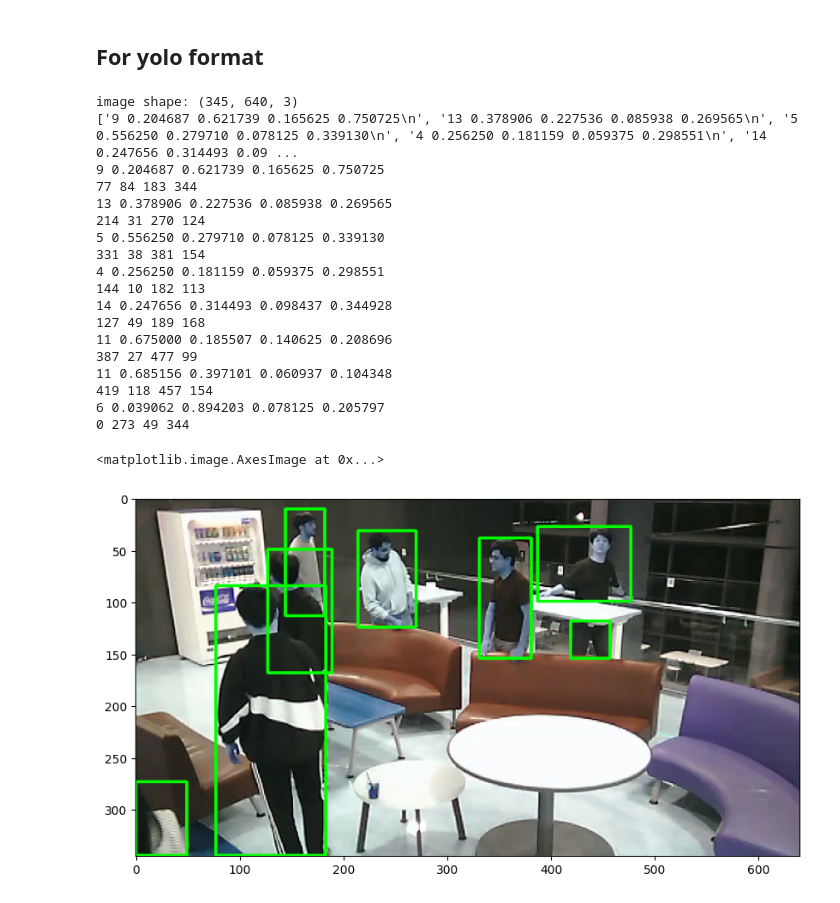
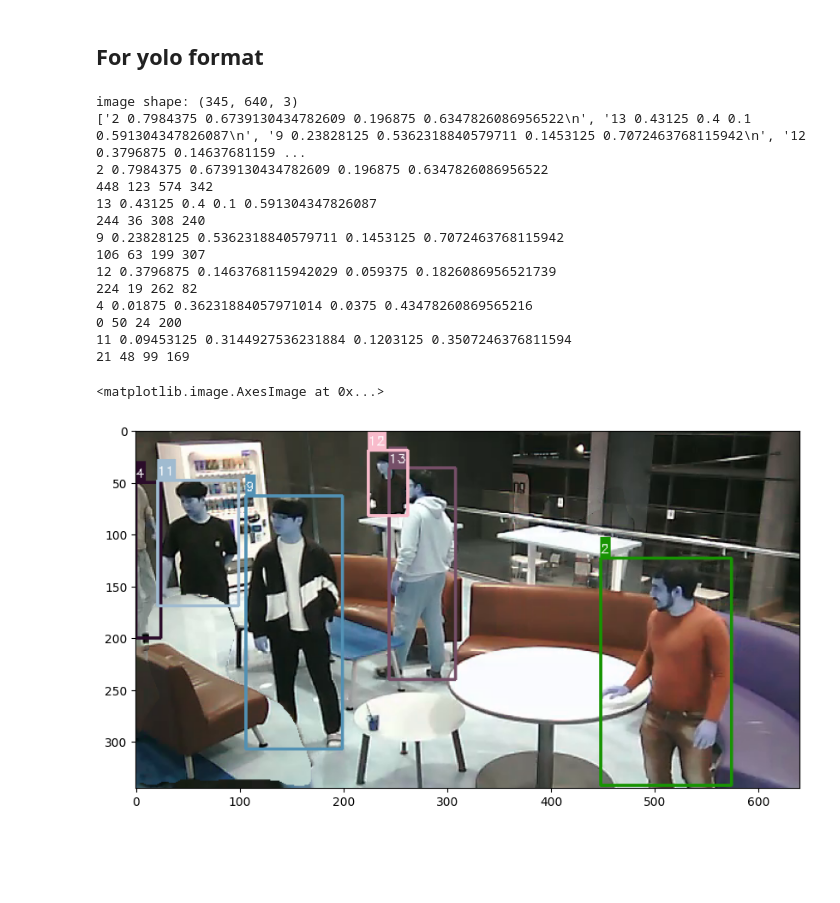
Before and after one commit to yunguks/24CV, a Jupyter notebook: final/check_data.ipynb, the cells around one changed output. Cells and saved outputs as stored; diff of their text form; code cells hidden in the pictures; blank space fills up the shorter version.

```diff
--- a/final/check_data.ipynb
+++ b/final/check_data.ipynb
@@ -2,3 +2,9 @@
 import cv2
 import matplotlib.pyplot as plt
 import os
+# %%
+import random
+print(random.choice(range(255)))
+color = [[random.choice(range(255))for _ in range(3)] for _ in range(15)]
+print(color)
+print(color[1][1])
@@ -11,7 +21,7 @@ with open("datasets/train.json", "r") as st_json:
     data = json.load(st_json)
 # %%
 imgs = data['images']
-number = 60
+number = 155
 file_name = imgs[number]['file_name']
 print(file_name)
 file_name = f'./datasets/{file_name}'
@@ -28,6 +38,7 @@ for a in anno:
 
 
 for a in anno_0:
+    id = a['category_id']
     bbox = a['bbox']
     x, y, w, h = bbox
 
@@ -35,7 +46,13 @@ for a in anno_0:
     y_end = y+h
 
     # bounding box 그리기
-    cv2.rectangle(image, (x, y), (x_end, y_end), (0, 255, 0), 2)  # (0, 255, 0)은 색상, 2는 선의 두께
+    cv2.rectangle(image, (x, y), (x_end, y_end), color[id], 2)
+
+    (w, h), _ = cv2.getTextSize(f"{id}", cv2.FONT_HERSHEY_SIMPLEX, 0.4, 1)
+
+    # Prints the text.
+    cv2.rectangle(image, (x, y - 20), (x + w, y), color[id], -1)
+    cv2.putText(image, f"{id}", (x, y - 5), cv2.FONT_HERSHEY_SIMPLEX, 0.4, (255,255,255), 1)
 
 # 이미지 보여주기
 plt.figure(figsize=(10,10))
@@ -48,7 +65,7 @@ W = 640, H = 345
 # %% [markdown]
 ## For yolo format
 # %%
-img_path = 'datasets/yolo_dataset/images/train/60.png'
+img_path = 'datasets/remove_people/images/re_36.png'
 label_path = img_path.replace('images','labels').replace('png', 'txt')
 # %%
 
@@ -57,51 +74,54 @@ image = cv2.imread(img_path)
 H, W, _ = image.shape
 print(f"image shape: {image.shape}")
 
 # bounding box 좌표
 f = open(label_path, 'r')     # mode = 부분은 생략해도 됨
 lines = f.readlines()
 print(lines)
 
 for line in lines:
     line = line.strip()
-    c, x_c, y_c, w, h = line.split(" ")
-    print(c,x_c,y_c,w,h)
+    id, x_c, y_c, w, h = line.split(" ")
+    print(id,x_c,y_c,w,h)
 
+    id = int(id)
     x_c = float(x_c)
     y_c = float(y_c)
     w = float(w)
     h = float(h)
 
     x = int(W* (x_c - w/2) )
     y = int(H* (y_c - h/2))
     x_end = int(W*(x_c + w/2))
     y_end = int(H*(y_c + h/2))
 
     print(x,y, x_end, y_end)
     # bounding box 그리기
-    cv2.rectangle(image, (x, y), (x_end, y_end), (0, 255, 0), 2)  # (0, 255, 0)은 색상, 2는 선의 두께
+    cv2.rectangle(image, (x, y), (x_end, y_end), color[id], 2)
 
+    (w, h), _ = cv2.getTextSize(
+            f"{id}", cv2.FONT_HERSHEY_SIMPLEX, 0.4, 1)
+
+    # Prints the text.
+    cv2.rectangle(image, (x, y - 20), (x + w, y), color[id], -1)
+    cv2.putText(image, f"{id}", (x, y - 5), cv2.FONT_HERSHEY_SIMPLEX, 0.4, (255,255,255), 1)
 # 이미지 보여주기
 plt.figure(figsize=(10,10))
 plt.imshow(image)
 # %% [output]
 image shape: (345, 640, 3)
-['9 0.204687 0.621739 0.165625 0.750725\n', '13 0.378906 0.227536 0.085938 0.269565\n', '5 0.556250 0.279710 0.078125 0.339130\n', '4 0.256250 0.181159 0.059375 0.298551\n', '14 0.247656 0.314493 0.09 ...
-9 0.204687 0.621739 0.165625 0.750725
-77 84 183 344
-13 0.378906 0.227536 0.085938 0.269565
-214 31 270 124
-5 0.556250 0.279710 0.078125 0.339130
-331 38 381 154
-4 0.256250 0.181159 0.059375 0.298551
-144 10 182 113
-14 0.247656 0.314493 0.098437 0.344928
-127 49 189 168
-11 0.675000 0.185507 0.140625 0.208696
-387 27 477 99
-11 0.685156 0.397101 0.060937 0.104348
-419 118 457 154
-6 0.039062 0.894203 0.078125 0.205797
-0 273 49 344
+['2 0.7984375 0.6739130434782609 0.196875 0.6347826086956522\n', '13 0.43125 0.4 0.1 0.591304347826087\n', '9 0.23828125 0.5362318840579711 0.1453125 0.7072463768115942\n', '12 0.3796875 0.14637681159 ...
+2 0.7984375 0.6739130434782609 0.196875 0.6347826086956522
+448 123 574 342
+13 0.43125 0.4 0.1 0.591304347826087
+244 36 308 240
+9 0.23828125 0.5362318840579711 0.1453125 0.7072463768115942
+106 63 199 307
+12 0.3796875 0.1463768115942029 0.059375 0.1826086956521739
+224 19 262 82
+4 0.01875 0.36231884057971014 0.0375 0.43478260869565216
+0 50 24 200
+11 0.09453125 0.3144927536231884 0.1203125 0.3507246376811594
+21 48 99 169
 <matplotlib.image.AxesImage at 0x...>
-[figure, old version]
+[figure, new version]
```
Also changed, not shown: parts of 2 cells of this notebook, 11 other files.
